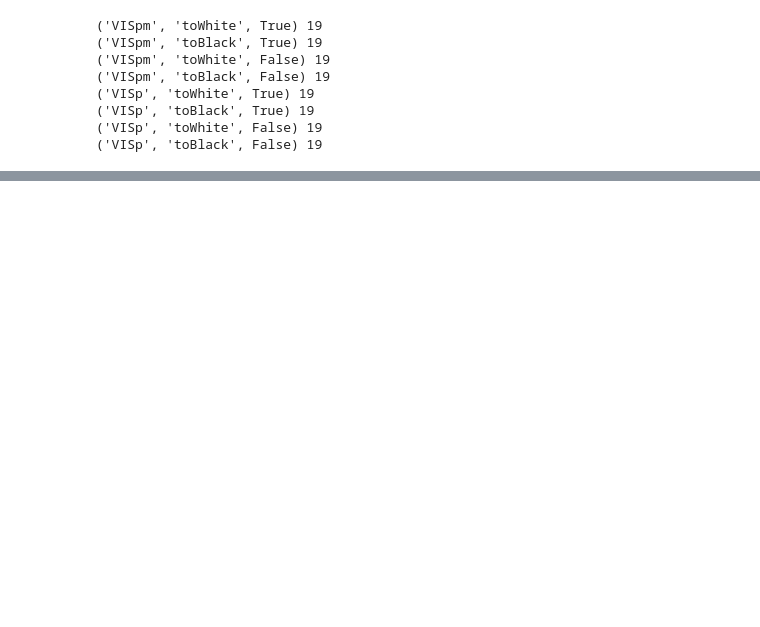
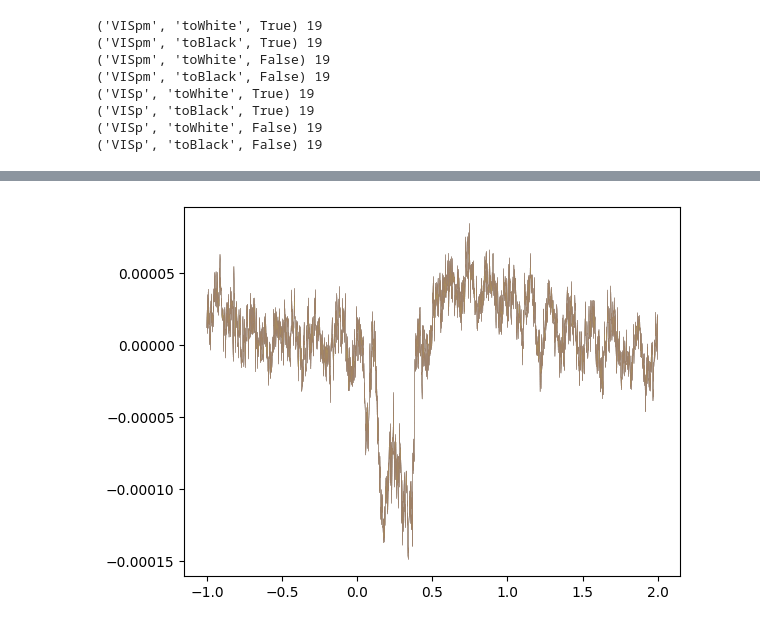
Before and after one commit to ikharitonov/allen-neuropixel-LFPs, a Jupyter notebook: lfp_grand_average/3-grand_average.ipynb, the cells around one changed output, grey strips where cells are left out. Drawn from its saved outputs; the diff is of its cells as text; code cells hidden in the pictures; blank space fills up the shorter version.

```diff
--- a/lfp_grand_average/3-grand_average.ipynb
+++ b/lfp_grand_average/3-grand_average.ipynb
@@ -45,0 +57,4 @@ for condition in conditions:
+# %%
+parsed_df['t'] = ''
+parsed_df['median'] = ''
+parsed_df['iqr'] = ''
@@ -100,0 +142,8 @@ plt.show()
+# %%
+condition = conditions[1]
+selected_df = parsed_df[(parsed_df.area==condition[0]) & (parsed_df.condition==condition[1]) & (parsed_df.running==condition[2])]
+for cols in selected_df.iterrows():
+    plt.plot(cols[1]['t'], cols[1]['median'],alpha=0.5,linewidth=0.1)
+plt.show()
+# %% [output]
+[figure, added]
```
Also changed, not shown: parts of 13 cells of this notebook, 1 other file.
